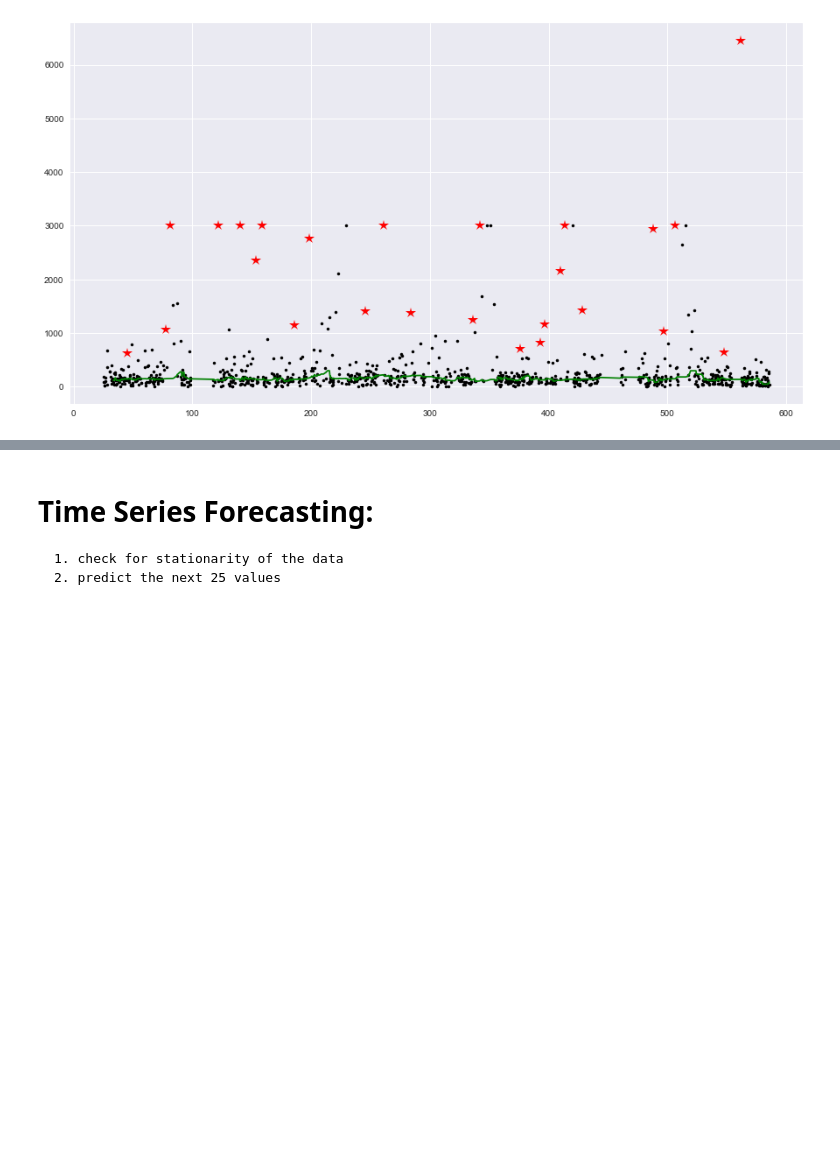
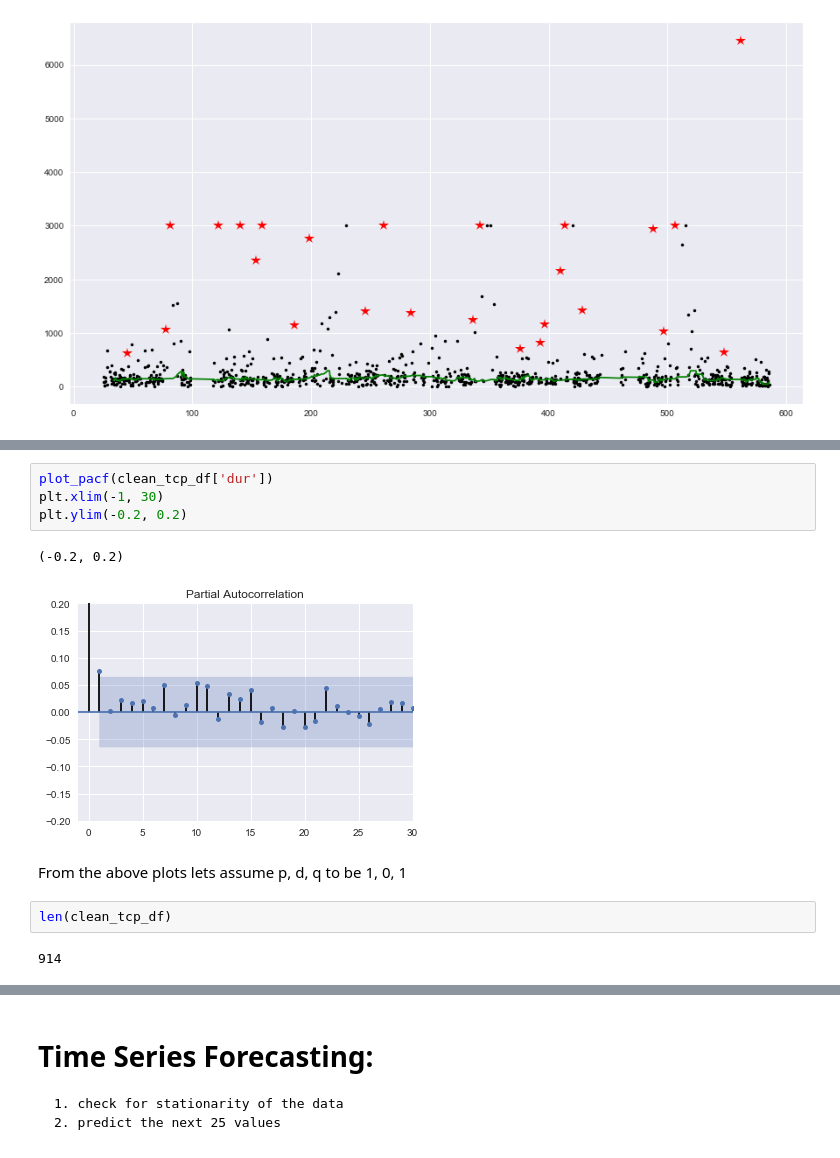
Before and after one commit to JosephKevin/TimeSeriesPrediction, a Jupyter notebook: time_series_prediction.ipynb, the cells around one changed output, grey strips where cells are left out. Cells and saved outputs as stored; diff of their text form; blank space fills up the shorter version.

```diff
--- a/time_series_prediction.ipynb
+++ b/time_series_prediction.ipynb
@@ -334,0 +413,13 @@ plt.plot(ts_r_anomaly, dur_r_anomaly, "r*", markersize=12)
+# %%
+plot_pacf(clean_tcp_df['dur'])
+plt.xlim(-1, 30)
+plt.ylim(-0.2, 0.2)
+# %% [output]
+(-0.2, 0.2)
+[figure, added]
+# %% [markdown]
+From the above plots lets assume p, d, q to be 1, 0, 1
+# %%
+len(clean_tcp_df)
+# %% [output]
+914
```
Also changed, not shown: parts of 18 cells of this notebook.
